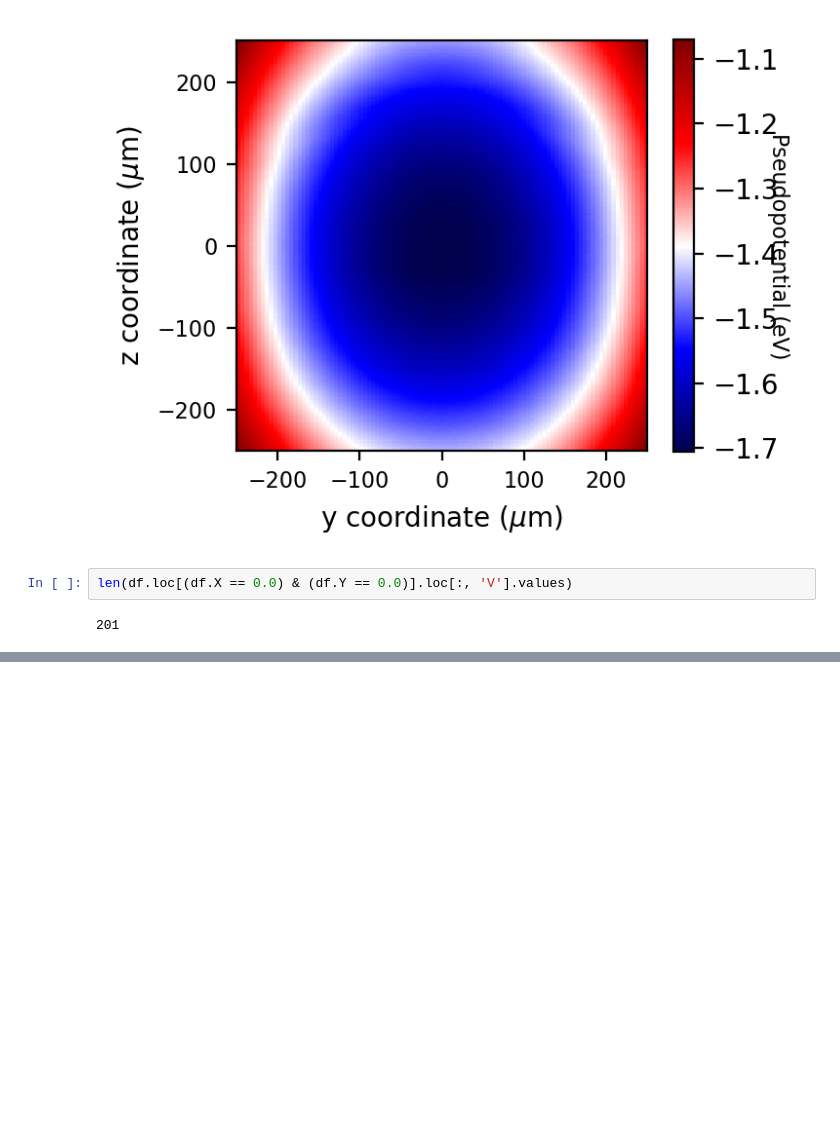
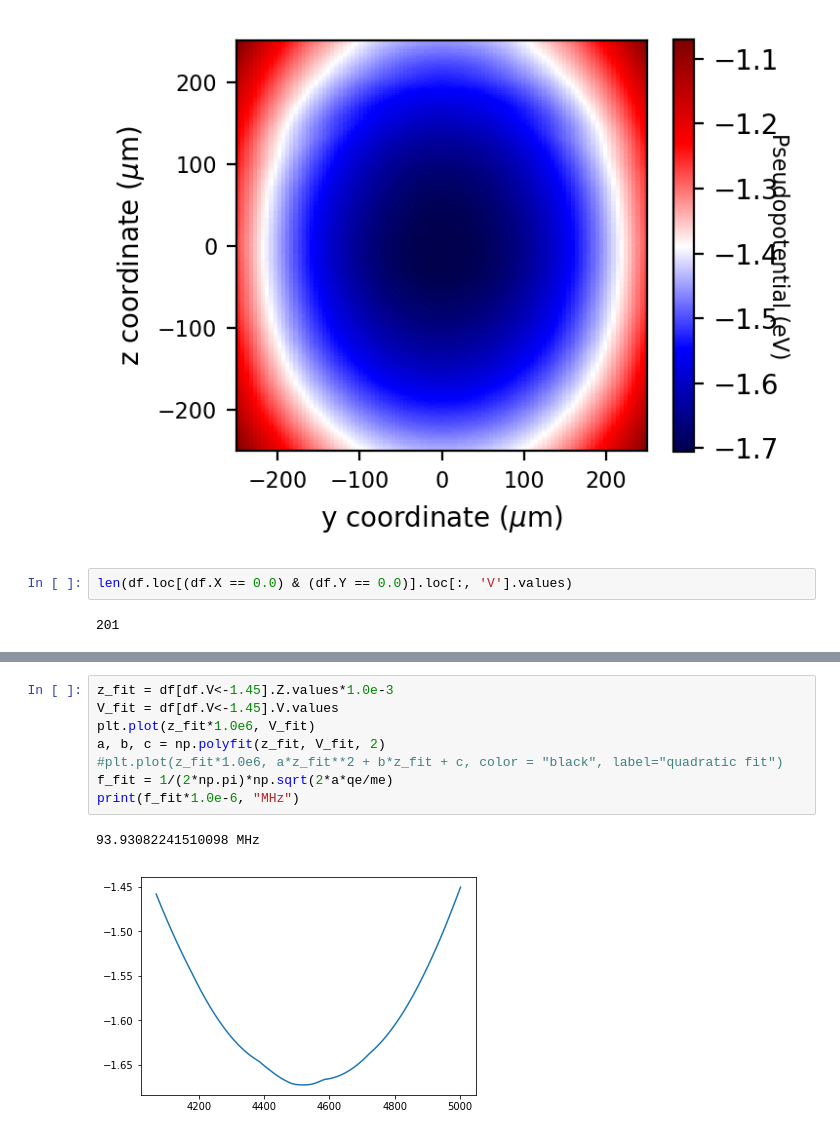
Before and after one commit to HaeffnerLab/Electron-Trap-Design-Testing, a Jupyter notebook: DC_Confinement/DC_sim_2mm_x500y1000z500_5u_step.ipynb, the cells around one changed output, grey strips where cells are left out. Cells and saved outputs as stored; diff of their text form; blank space fills up the shorter version.

```diff
--- a/DC_Confinement/DC_sim_2mm_x500y1000z500_5u_step.ipynb
+++ b/DC_Confinement/DC_sim_2mm_x500y1000z500_5u_step.ipynb
@@ -389,0 +296,11 @@ plt.plot(np.linspace(-250, 250, 101), df.loc[(df.X == 0.0) & (df.Y == 0.0)].loc[
+# %%
+z_fit = df[df.V<-1.45].Z.values*1.0e-3
+V_fit = df[df.V<-1.45].V.values
+plt.plot(z_fit*1.0e6, V_fit)
+a, b, c = np.polyfit(z_fit, V_fit, 2)
+#plt.plot(z_fit*1.0e6, a*z_fit**2 + b*z_fit + c, color = "black", label="quadratic fit")
+f_fit = 1/(2*np.pi)*np.sqrt(2*a*qe/me)
+print(f_fit*1.0e-6, "MHz")
+# %% [output]
+93.93082241510098 MHz
+[figure, added]
```
Also changed, not shown: parts of 6 cells of this notebook, 24 other files.
